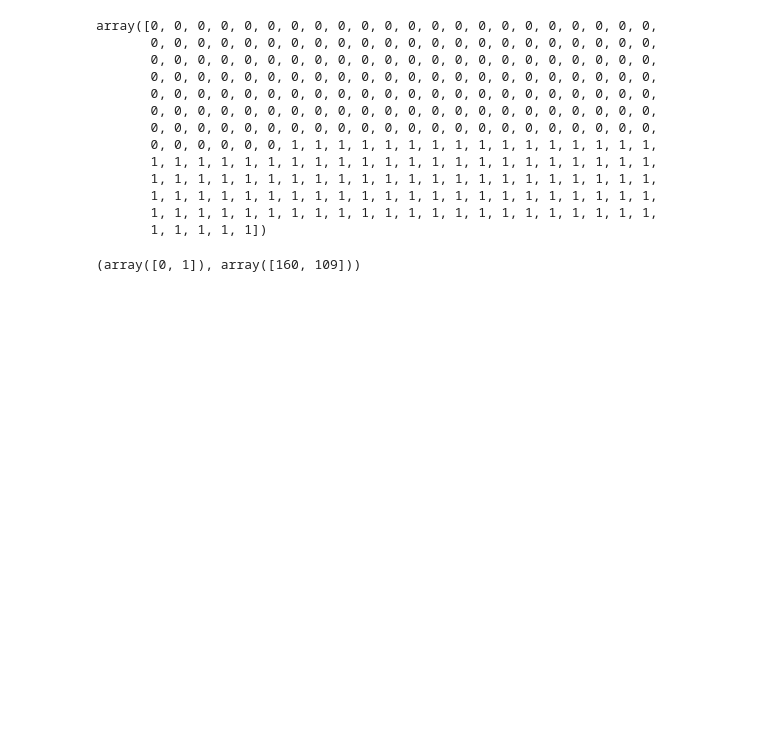
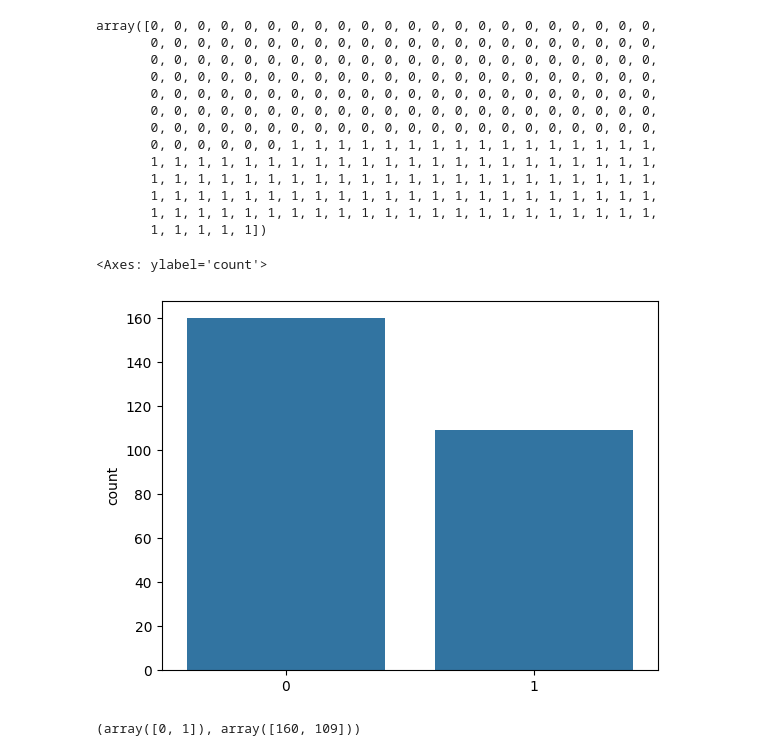
Before and after one commit to LJHgithub2/Computer-Vision, a Jupyter notebook: Neural Network/Neural_network.ipynb, the cells around one changed output. Saved outputs shown, nothing was run; the diff lists cells and outputs as text; code cells hidden in the pictures; blank space fills up the shorter version.

```diff
--- a/Neural Network/Neural_network.ipynb
+++ b/Neural Network/Neural_network.ipynb
@@ -127,6 +126,11 @@ array([0, 0, 0, 0, 0, 0, 0, 0, 0, 0, 0, 0, 0, 0, 0, 0, 0, 0, 0, 0, 0, 0,
        1, 1, 1, 1, 1, 1, 1, 1, 1, 1, 1, 1, 1, 1, 1, 1, 1, 1, 1, 1, 1, 1,
        1, 1, 1, 1, 1, 1, 1, 1, 1, 1, 1, 1, 1, 1, 1, 1, 1, 1, 1, 1, 1, 1,
        1, 1, 1, 1, 1])
+# %%
+sns.countplot(x=y)
+# %% [output]
+<Axes: ylabel='count'>
+[figure, added]
 # %%
 np.unique(y, return_counts=True)
 # %% [output]
```
Also changed, not shown: parts of 27 cells of this notebook.
